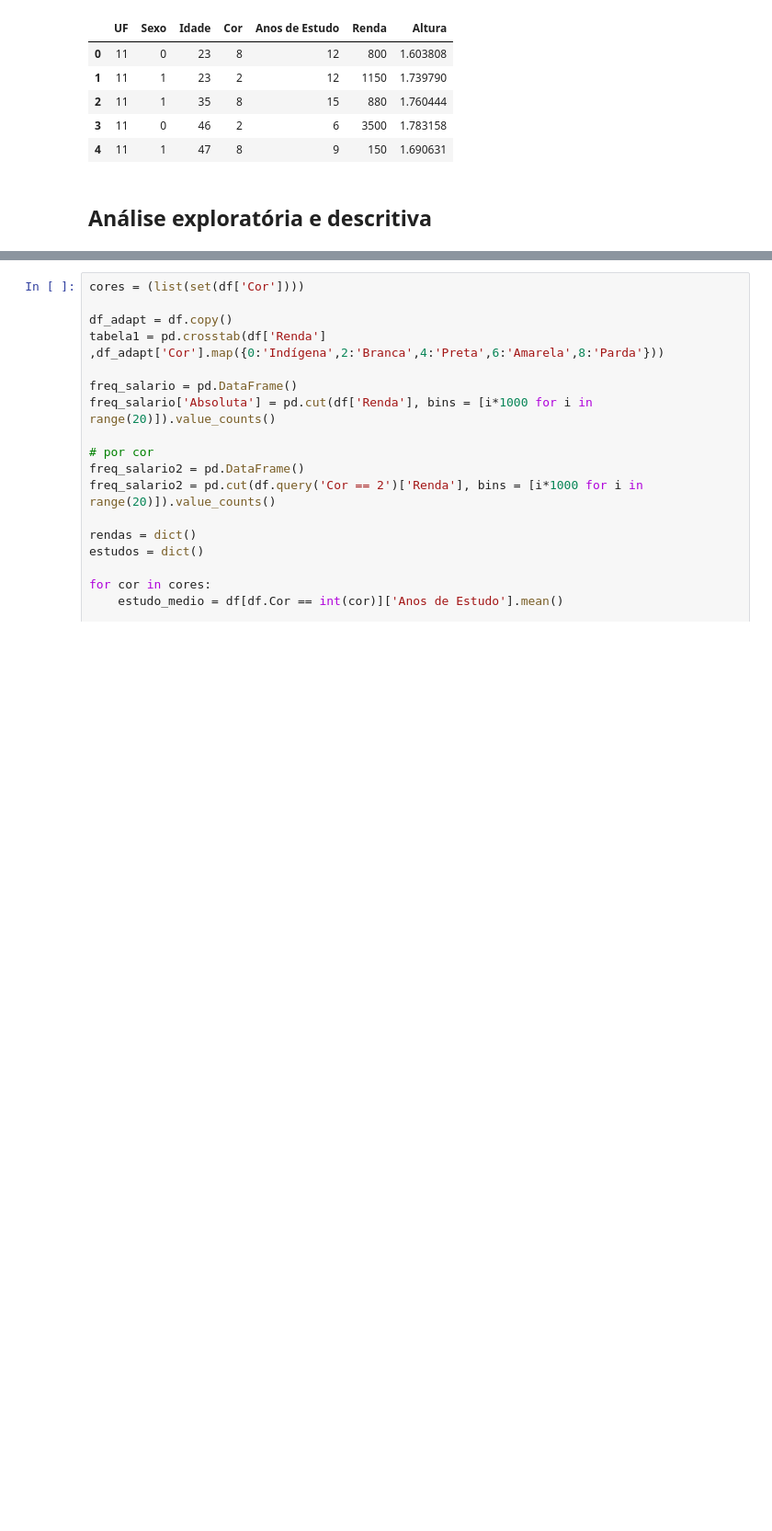
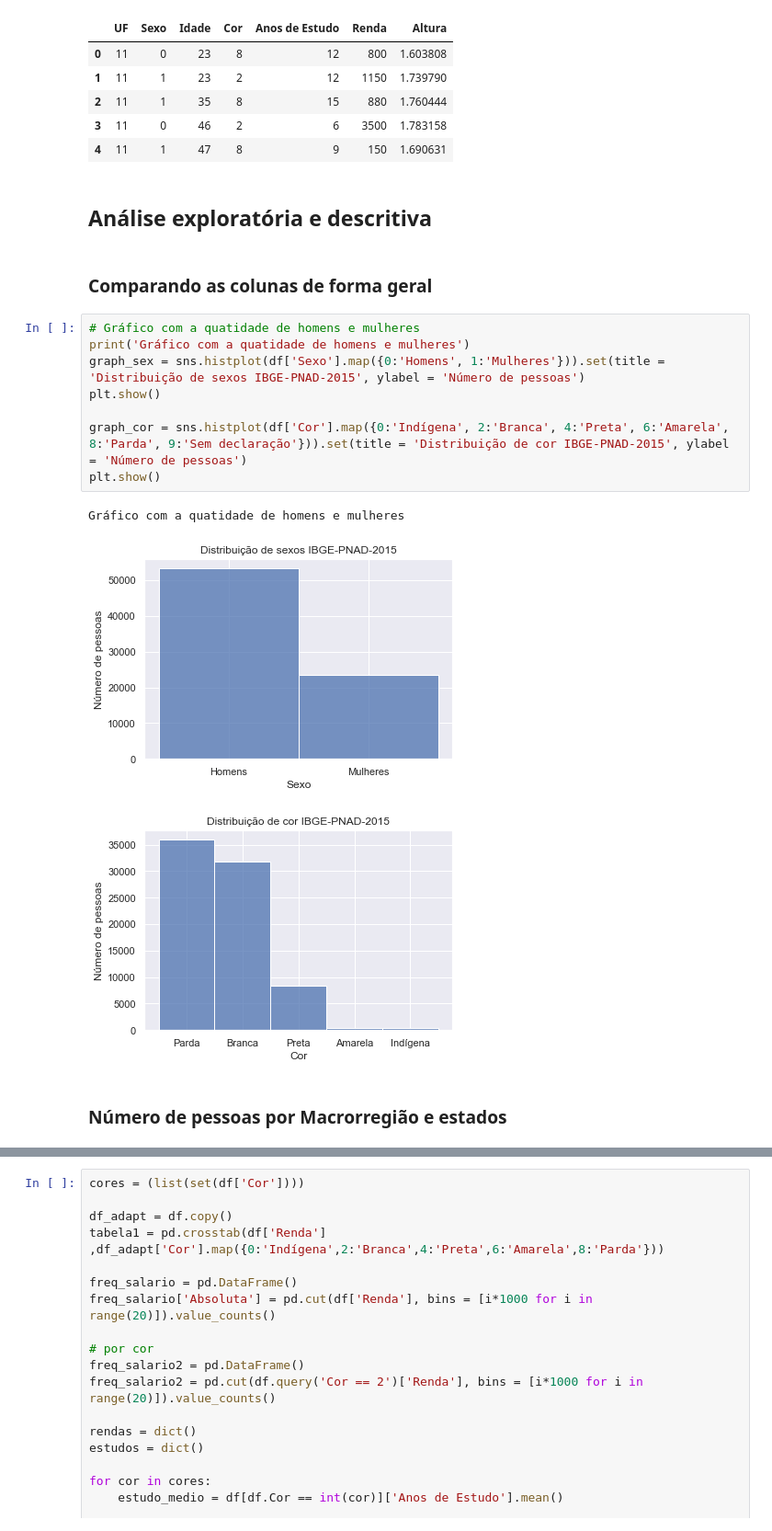
Before and after one commit to Alexandre-Leal/Projetos_iniciais, a Jupyter notebook: PNAD_2015/PNAD_2015.ipynb, the cells around one changed output, grey strips where cells are left out. Shown at 92% size. Drawn from its saved outputs; the diff is of its cells as text; blank space fills up the shorter version.

```diff
--- a/PNAD_2015/PNAD_2015.ipynb
+++ b/PNAD_2015/PNAD_2015.ipynb
@@ -25,4 +35,20 @@ from matplotlib.pyplot import figure
 | 4 | 11 | 1 | 47 | 8 | 9 | 150 | 1.690631 |
 # %% [markdown]
 ## Análise exploratória e descritiva
+# %% [markdown]
+### Comparando as colunas de forma geral
+# %%
+# Gráfico com a quatidade de homens e mulheres
+print('Gráfico com a quatidade de homens e mulheres')
+graph_sex = sns.histplot(df['Sexo'].map({0:'Homens', 1:'Mulheres'})).set(title = 'Distribuição de sexos IBGE-PNAD-2015', ylabel = 'Número de pessoas')
+plt.show()
+
+graph_cor = sns.histplot(df['Cor'].map({0:'Indígena', 2:'Branca', 4:'Preta', 6:'Amarela', 8:'Parda', 9:'Sem declaração'})).set(title = 'Distribuição de cor IBGE-PNAD-2015', ylabel = 'Número de pessoas')
+plt.show()
+# %% [output]
+Gráfico com a quatidade de homens e mulheres
+[figure, added]
+[figure, added]
+# %% [markdown]
+### Número de pessoas por Macrorregião e estados
 # %%
```
Also changed, not shown: parts of 35 cells of this notebook, 1 other file.
